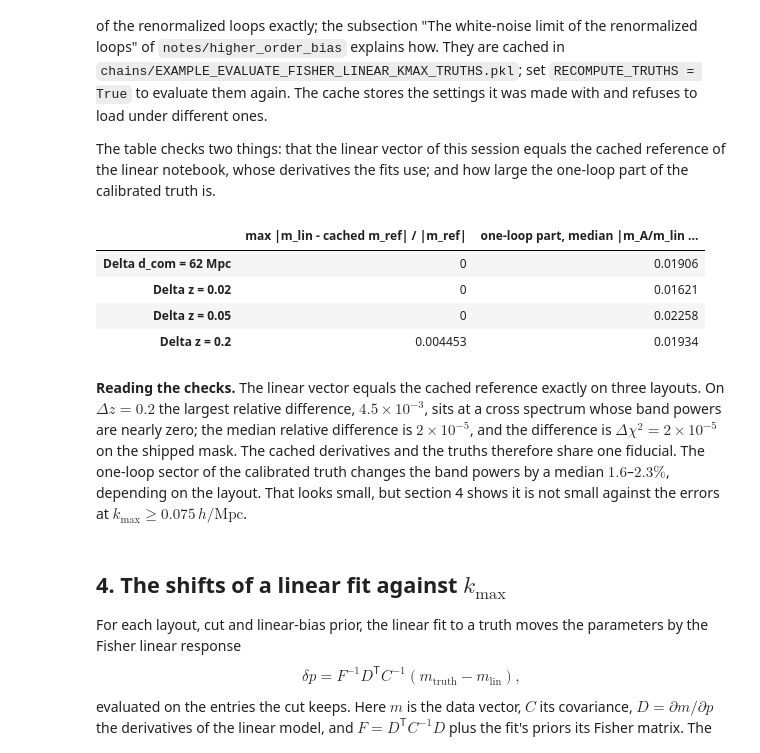
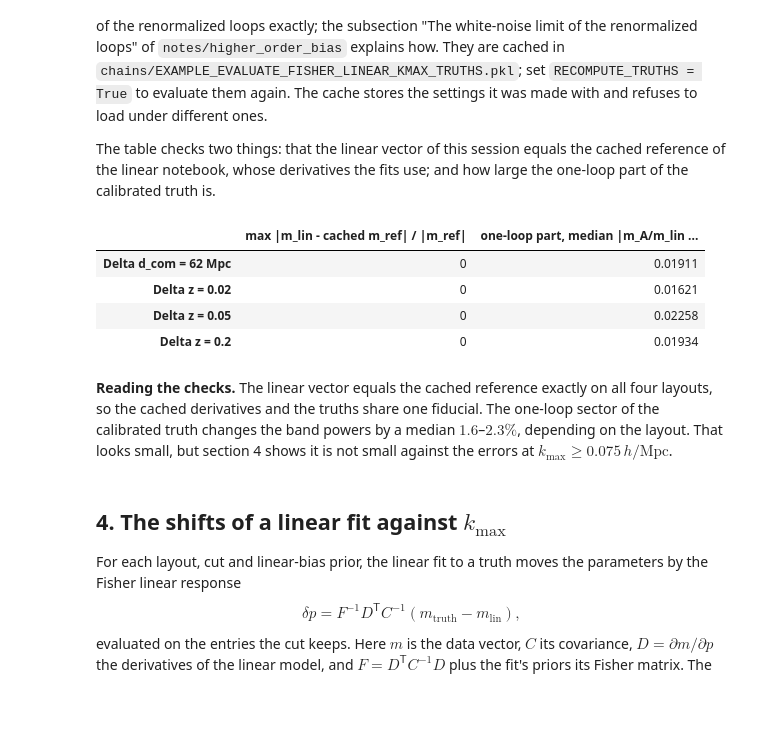
Before and after one commit to SBU-COSMOLIKE/lssty1xdesi, a Jupyter notebook: EXAMPLE_EVALUATE_FISHER_LINEAR_KMAX.ipynb, the cells around one changed output. Drawn from its saved outputs; the diff is of its cells as text; code cells hidden in the pictures; blank space fills up the shorter version.

```diff
--- a/EXAMPLE_EVALUATE_FISHER_LINEAR_KMAX.ipynb
+++ b/EXAMPLE_EVALUATE_FISHER_LINEAR_KMAX.ipynb
@@ -229,10 +257,20 @@ def layout_covariance(key):
     pairs = read_rows(DESI_DATA + stem + '_pairs.txt')
     ells = np.loadtxt(DESI_DATA + dataset_entry(stem, 'ell_file')).ravel()
     n = len(linear[key]['m_ref'])
+    # the derivative vectors and the paper dataset must describe one layout:
+    # the mask lists every entry of the full vector once
+    mask_rows = read_rows(DESI_DATA + dataset_entry(stem, 'mask_file'))
+    if len(mask_rows) != n:
+        raise ValueError(f'{stem}: the mask lists {len(mask_rows)} entries, the vectors '
+                         f'have {n}: the derivatives and the dataset disagree on the layout')
     mask = np.zeros(n, dtype=bool)
-    for row in read_rows(DESI_DATA + dataset_entry(stem, 'mask_file')):
+    for row in mask_rows:
         mask[int(float(row[0]))] = float(row[1]) > 0
     rows = np.loadtxt(DESI_DATA + dataset_entry(stem, 'cov_file'), usecols=(0, 1, 2))
+    if int(rows[:, :2].max()) + 1 != n:
+        raise ValueError(f'{stem}: the covariance is {int(rows[:, :2].max()) + 1} entries '
+                         f'wide, the vectors have {n}: the derivatives and the dataset '
+                         'disagree on the layout')
     C = np.zeros((n, n))
     i = rows[:, 0].astype(int)
     j = rows[:, 1].astype(int)
@@ -261,7 +299,7 @@ def prior_diagonal(key):
     the normal priors of the layout's example yaml (the velocity dispersions);
     a flat prior gives 0. update_info resolves the likelihood's default params
     files, as cobaya does when it builds the model.'''
-    info = yaml_load_file(PROJECT + f'EXAMPLE_EVALUATE{LAYOUTS[key]["n"]}.yaml')
+    info = yaml_load_file(LAYOUTS[key]['yaml'])
     params = update_info({'likelihood': info['likelihood'],
                           'params': info.get('params', {})})['params']
     out = []
@@ -347,16 +385,17 @@ RECOMPUTE_TRUTHS = False
 def truth_vectors(key):
     '''The linear vector and the model A truths of one layout.'''
     s = LAYOUTS[key]
-    lin = fm.ModelFisher(PROJECT + f'EXAMPLE_EVALUATE{s["n"]}.yaml', COSMO,
+    lin = fm.ModelFisher(s['yaml'], COSMO,
                          likelihood_overrides=s['overrides'],
-                         invcov_scale=INVCOV_SCALE, accuracy_boost=s['accuracy_boost'])
+                         invcov_scale=INVCOV_SCALE, accuracy_boost=s['accuracy_boost'],
+                         camb_overrides=s['camb'])
     m_lin = lin.dv()
     del lin
-    model = fm.ModelFisher(PROJECT + f'exploration/EXAMPLE_EVALUATE_MODEL_A{s["n"]}.yaml',
-                           COSMO,
+    model = fm.ModelFisher(s['model_a_yaml'], COSMO,
                            extra_prefixes=('DESI_DB2_', 'DESI_A0_'),
                            likelihood_overrides=s['overrides'],
-                           invcov_scale=INVCOV_SCALE, accuracy_boost=s['accuracy_boost'])
+                           invcov_scale=INVCOV_SCALE, accuracy_boost=s['accuracy_boost'],
+                           camb_overrides=s['camb'])
     out = {'m_lin': m_lin}
     for label, shifts in TRUTHS.items():
         p = np.array(model.fiducial, dtype=float)
@@ -369,45 +408,54 @@ def truth_vectors(key):
     return out
 
 
-truth_settings = {key: {**s, 'truths': TRUTHS} for key, s in LAYOUTS.items()}
+# the settings the truths were made with, and the fingerprints
+# (fm.settings_fingerprint: the sha256 of each resolved model) of the
+# linear and the model A models, so a yaml or parameter file edited under
+# the same name invalidates the cache
+truth_settings = {}
+for key, s in LAYOUTS.items():
+    fingerprints = {}
+    for field in ('yaml', 'model_a_yaml'):
+        fingerprints[field] = fm.settings_fingerprint(
+            s[field], likelihood_overrides=s['overrides'],
+            accuracy_boost=s['accuracy_boost'], camb_overrides=s['camb'],
+            tier=s['tier'])
+    truth_settings[key] = {**s, 'truths': TRUTHS, 'fingerprints': fingerprints}
 if RECOMPUTE_TRUTHS or not os.path.exists(TRUTH_CACHE):
     truths = {}
     for key in LAYOUTS:
         start = time.time()
         truths[key] = truth_vectors(key)
         print(f'{key}: {time.time() - start:.0f} s', flush=True)
     with open(TRUTH_CACHE, 'wb') as f:
         pickle.dump({'truths': truths, 'settings': truth_settings}, f)
 else:
     with open(TRUTH_CACHE, 'rb') as f:
         cached = pickle.load(f)
     if cached['settings'] != truth_settings:
         raise RuntimeError(f'{TRUTH_CACHE} holds other settings: set RECOMPUTE_TRUTHS = True')
     truths = cached['truths']
 
 check = {}
 for key in LAYOUTS:
     m_ref = np.array(linear[key]['m_ref'])
     live = m_ref != 0.0
     check[key] = {
         'max |m_lin - cached m_ref| / |m_ref|':
             float(np.max(np.abs(truths[key]['m_lin'][live] - m_ref[live])/np.abs(m_ref[live]))),
         'one-loop part, median |m_A/m_lin - 1|':
             float(np.median(np.abs(truths[key]['calibrated'][live]/truths[key]['m_lin'][live] - 1.0)))}
 display(pd.DataFrame(check).T)
 # %% [output]
 |  | max |m_lin - cached m_ref| / |m_ref| | one-loop part, median |m_A/m_lin ... |
-| Delta d_com = 62 Mpc | 0 | 0.01906 |
+| Delta d_com = 62 Mpc | 0 | 0.01911 |
 | Delta z = 0.02 | 0 | 0.01621 |
 | Delta z = 0.05 | 0 | 0.02258 |
-| Delta z = 0.2 | 0.004453 | 0.01934 |
+| Delta z = 0.2 | 0 | 0.01934 |
 # %% [markdown]
 **Reading the checks.** The linear vector equals the cached reference exactly
-on three layouts. On $\Delta z = 0.2$ the largest relative difference,
-$4.5\times10^{-3}$, sits at a cross spectrum whose band powers are nearly zero;
-the median relative difference is $2\times10^{-5}$, and the difference is
-$\Delta\chi^2 = 2\times10^{-5}$ on the shipped mask. The cached derivatives and
-the truths therefore share one fiducial. The one-loop sector of the calibrated
+on all four layouts, so the cached derivatives and
+the truths share one fiducial. The one-loop sector of the calibrated
 truth changes the band powers by a median $1.6$–$2.3\%$, depending on the
 layout. That looks small, but section 4 shows it is not small against the
 errors at $k_\mathrm{max} \geq 0.075\,h/\mathrm{Mpc}$.
```
Also changed, not shown: parts of 9 cells of this notebook, 36 other files.
